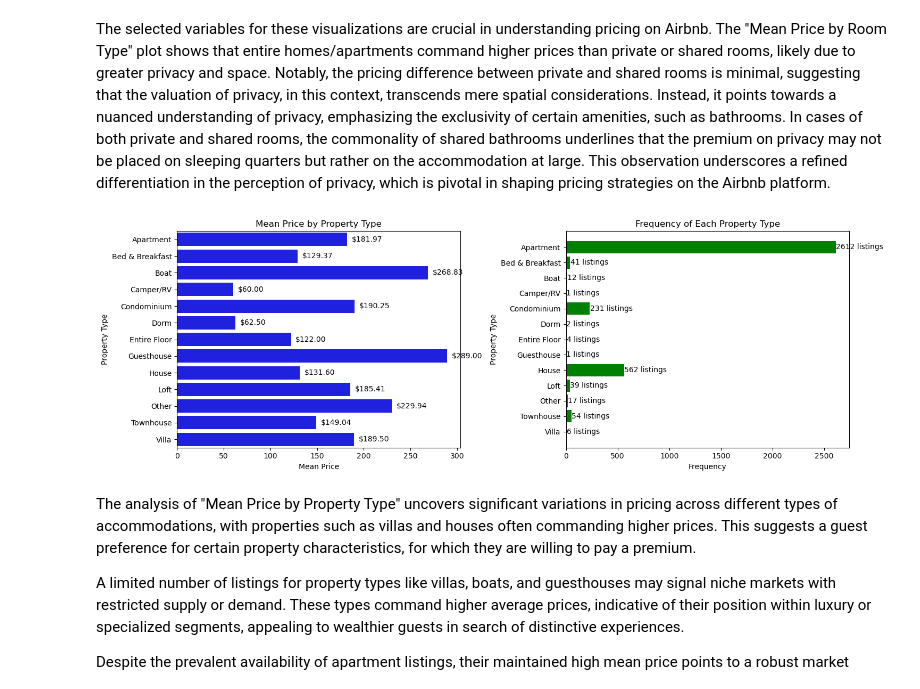
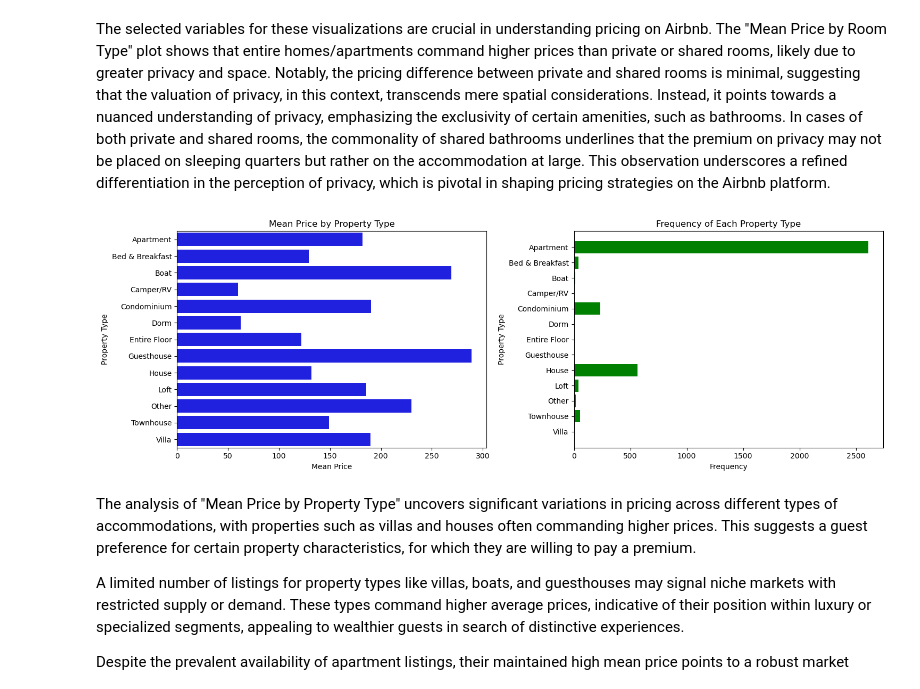
Before and after one commit to ECO225-W2024/project-one-code-32record, a Jupyter notebook: Project1 notebook.ipynb, the cells around one changed output. Saved outputs shown, nothing was run; the diff lists cells and outputs as text; code cells hidden in the pictures.

```diff
--- a/Project1 notebook.ipynb
+++ b/Project1 notebook.ipynb
@@ -220,40 +220,34 @@ mean_price_by_property_type = df.groupby('property_type')['price'].mean().reset_
 # Calculate frequency of each property type
 property_type_freq = df['property_type'].value_counts().reset_index()
 property_type_freq.columns = ['property_type', 'frequency']
 
 # Merge mean price with frequency for annotations
 merged_data = pd.merge(mean_price_by_property_type, property_type_freq, on='property_type')
 
 # Create a figure with two subplots
 fig, ax = plt.subplots(1, 2, figsize=(15, 5))
 
 # Bar chart for mean price by property type on the first subplot
 sns.barplot(x='price', y='property_type', data=merged_data, ax=ax[0], color='blue')
 ax[0].set_title('Mean Price by Property Type')
 ax[0].set_xlabel('Mean Price')
 ax[0].set_ylabel('Property Type')
 
-# Annotating with mean price to the right of the bar
-for index, row in merged_data.iterrows():
-    ax[0].text(row['price'] + 5, index, f'${row["price"]:.2f}', va='center', ha='left', color='black')
 
 # Histogram for the frequency of each property type on the second subplot
 ax[1].barh(merged_data['property_type'], merged_data['frequency'], color='green')
 ax[1].set_title('Frequency of Each Property Type')
 ax[1].set_xlabel('Frequency')
 ax[1].set_ylabel('Property Type')
 
-# Annotating with frequency to the right of the bar
-for index, row in merged_data.iterrows():
-    ax[1].text(row['frequency'] + 1, index, f'{row["frequency"]} listings', va='center', ha='left', color='black')
 
 # Invert y-axis to have 'Apartment' on top
 ax[1].invert_yaxis()
 
 plt.tight_layout()
 plt.show()
 # %% [output]
-[figure, old version]
+[figure, new version]
 # %% [markdown]
 
 The analysis of "Mean Price by Property Type" uncovers significant variations in pricing across different types of accommodations, with properties such as villas and houses often commanding higher prices. This suggests a guest preference for certain property characteristics, for which they are willing to pay a premium.
```
Also changed, not shown: parts of 6 cells of this notebook.
